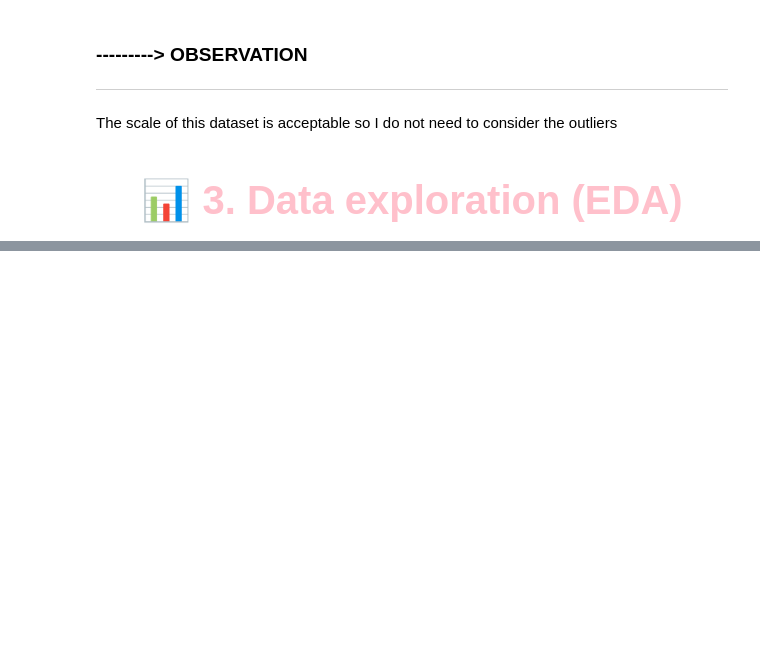
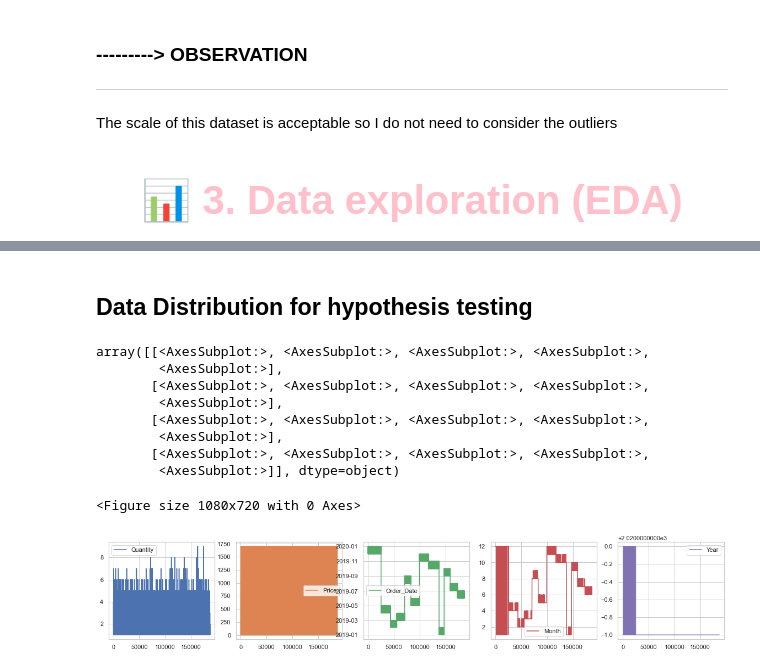
Before and after one commit to ChauHuynh1/Sale_Analysis, a Jupyter notebook: SalesAnalysis.ipynb, the cells around one changed output, grey strips where cells are left out. Saved outputs shown, nothing was run; the diff lists cells and outputs as text; code cells hidden in the pictures; blank space fills up the shorter version.

```diff
--- a/SalesAnalysis.ipynb
+++ b/SalesAnalysis.ipynb
@@ -540,0 +556,16 @@ The scale of this dataset is acceptable so I do not need to consider the outlier
+# %% [markdown]
+## Data Distribution for hypothesis testing
+# %%
+plt.figure(figsize= (15,10))
+sale_df.plot(subplots=True, layout=(4,5))
+# %% [output]
+array([[<AxesSubplot:>, <AxesSubplot:>, <AxesSubplot:>, <AxesSubplot:>,
+        <AxesSubplot:>],
+       [<AxesSubplot:>, <AxesSubplot:>, <AxesSubplot:>, <AxesSubplot:>,
+        <AxesSubplot:>],
+       [<AxesSubplot:>, <AxesSubplot:>, <AxesSubplot:>, <AxesSubplot:>,
+        <AxesSubplot:>],
+       [<AxesSubplot:>, <AxesSubplot:>, <AxesSubplot:>, <AxesSubplot:>,
+        <AxesSubplot:>]], dtype=object)
+<Figure size 1080x720 with 0 Axes>
+[figure, added]
```
Also changed, not shown: parts of 6 cells of this notebook.
